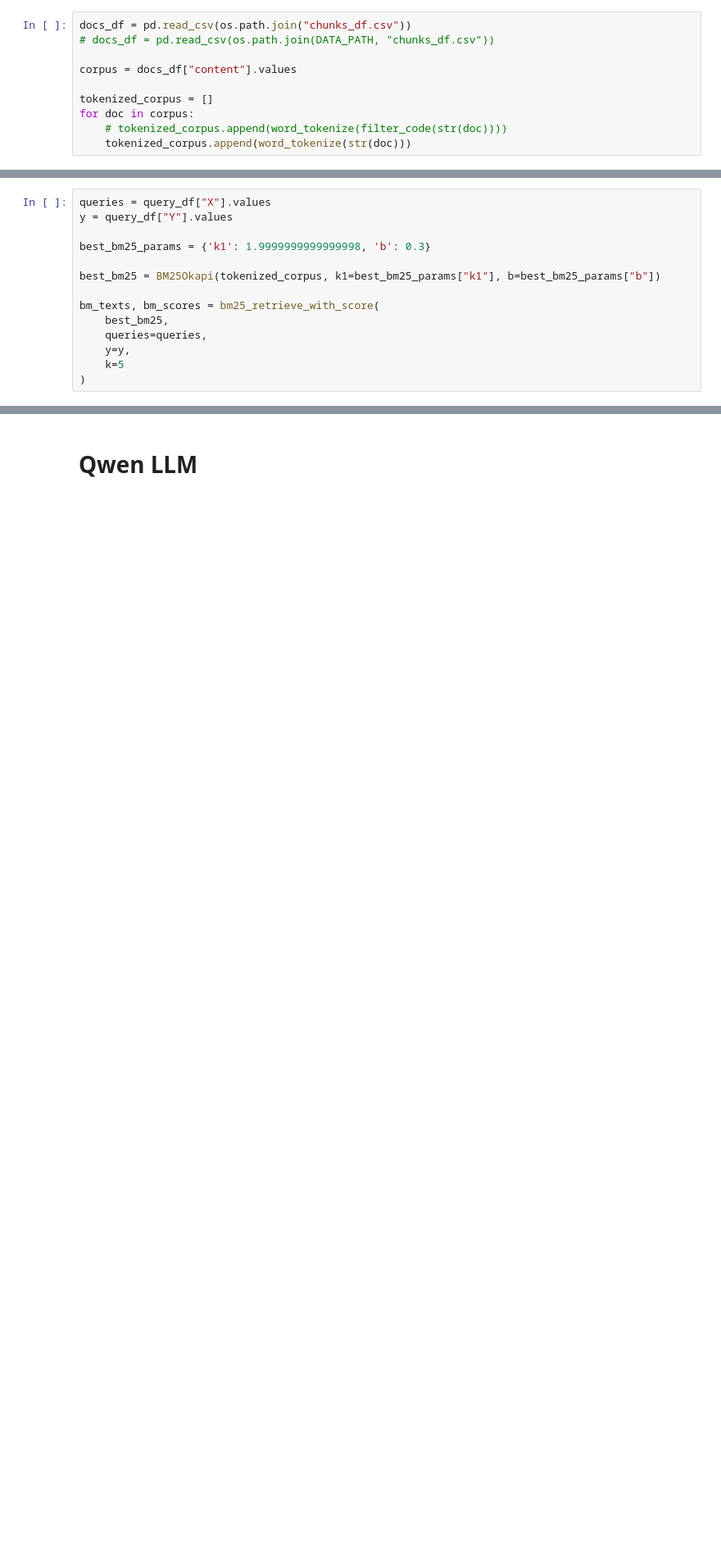
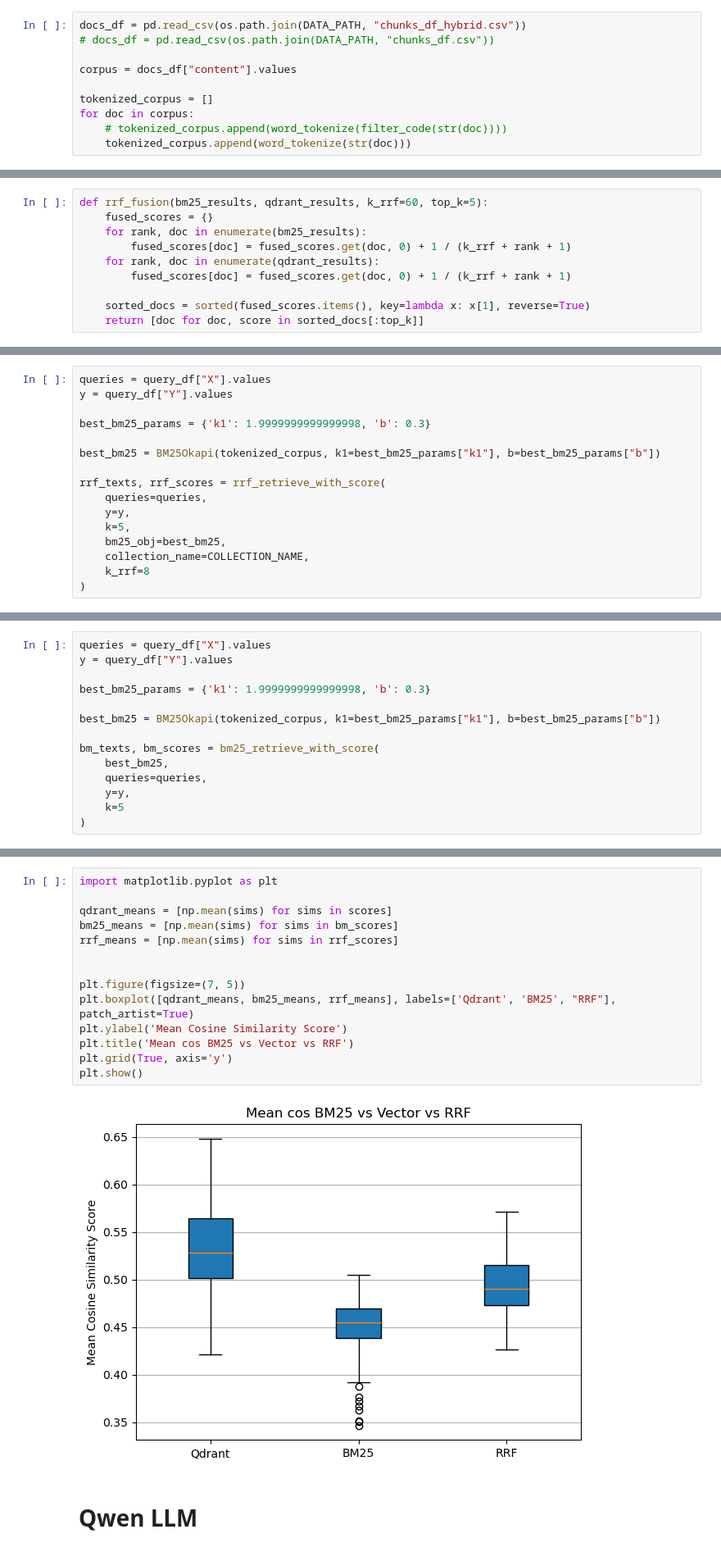
Before and after one commit to I-y6o-I/freecad_assistant, a Jupyter notebook: expetiments.ipynb, the cells around one changed output, grey strips where cells are left out. Shown at 82% size. Cells and saved outputs as stored; diff of their text form; blank space fills up the shorter version.

```diff
--- a/expetiments.ipynb
+++ b/expetiments.ipynb
@@ -119,7 +118,7 @@ vectordb.similarity_search("Window")
 # %% [markdown]
 # BM25 Baseline
 # %%
-docs_df = pd.read_csv(os.path.join("chunks_df.csv"))
+docs_df = pd.read_csv(os.path.join(DATA_PATH, "chunks_df_hybrid.csv"))
 # docs_df = pd.read_csv(os.path.join(DATA_PATH, "chunks_df.csv"))
 
 corpus = docs_df["content"].values
@@ -263,3 +279,13 @@ def retrieve_with_score(queries: np.ndarray, y: np.ndarray, k: int):
         retrieved_texts.append(retrieved_text_batch)
 
     return retrieved_texts, scores
+# %%
+def rrf_fusion(bm25_results, qdrant_results, k_rrf=60, top_k=5):
+    fused_scores = {}
+    for rank, doc in enumerate(bm25_results):
+        fused_scores[doc] = fused_scores.get(doc, 0) + 1 / (k_rrf + rank + 1)
+    for rank, doc in enumerate(qdrant_results):
+        fused_scores[doc] = fused_scores.get(doc, 0) + 1 / (k_rrf + rank + 1)
+
+    sorted_docs = sorted(fused_scores.items(), key=lambda x: x[1], reverse=True)
+    return [doc for doc, score in sorted_docs[:top_k]]
@@ -265,0 +321,16 @@ def retrieve_with_score(queries: np.ndarray, y: np.ndarray, k: int):
+# %%
+queries = query_df["X"].values
+y = query_df["Y"].values
+
+best_bm25_params = {'k1': 1.9999999999999998, 'b': 0.3}
+
+best_bm25 = BM25Okapi(tokenized_corpus, k1=best_bm25_params["k1"], b=best_bm25_params["b"])
+
+rrf_texts, rrf_scores = rrf_retrieve_with_score(
+    queries=queries,
+    y=y,
+    k=5,
+    bm25_obj=best_bm25,
+    collection_name=COLLECTION_NAME,
+    k_rrf=8
+)
@@ -334,3 +420,19 @@ MMCS 0.5069063054323196
+# %%
+import matplotlib.pyplot as plt
+
+qdrant_means = [np.mean(sims) for sims in scores]
+bm25_means = [np.mean(sims) for sims in bm_scores]
+rrf_means = [np.mean(sims) for sims in rrf_scores]
+
+
+plt.figure(figsize=(7, 5))
+plt.boxplot([qdrant_means, bm25_means, rrf_means], labels=['Qdrant', 'BM25', "RRF"], patch_artist=True)
+plt.ylabel('Mean Cosine Similarity Score')
+plt.title('Mean cos BM25 vs Vector vs RRF')
+plt.grid(True, axis='y')
+plt.show()
+# %% [output]
+[figure, added]
 # %% [markdown]
 # Qwen LLM
 # %%
```
Also changed, not shown: parts of 15 cells of this notebook, 2 other files.
